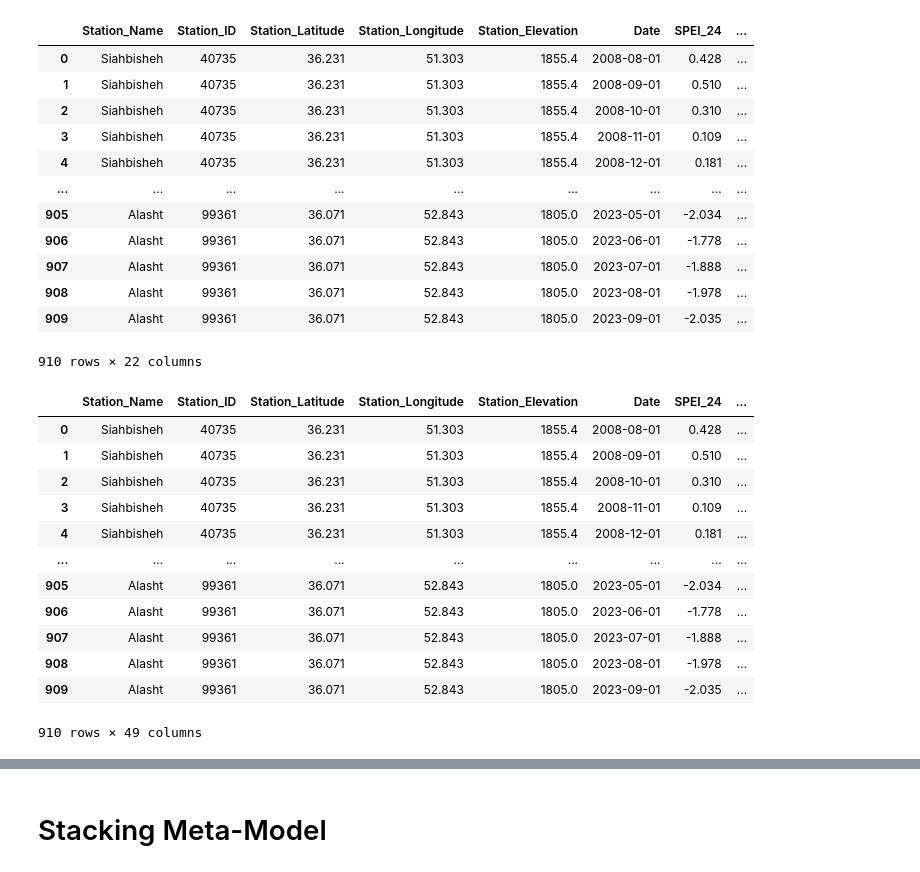
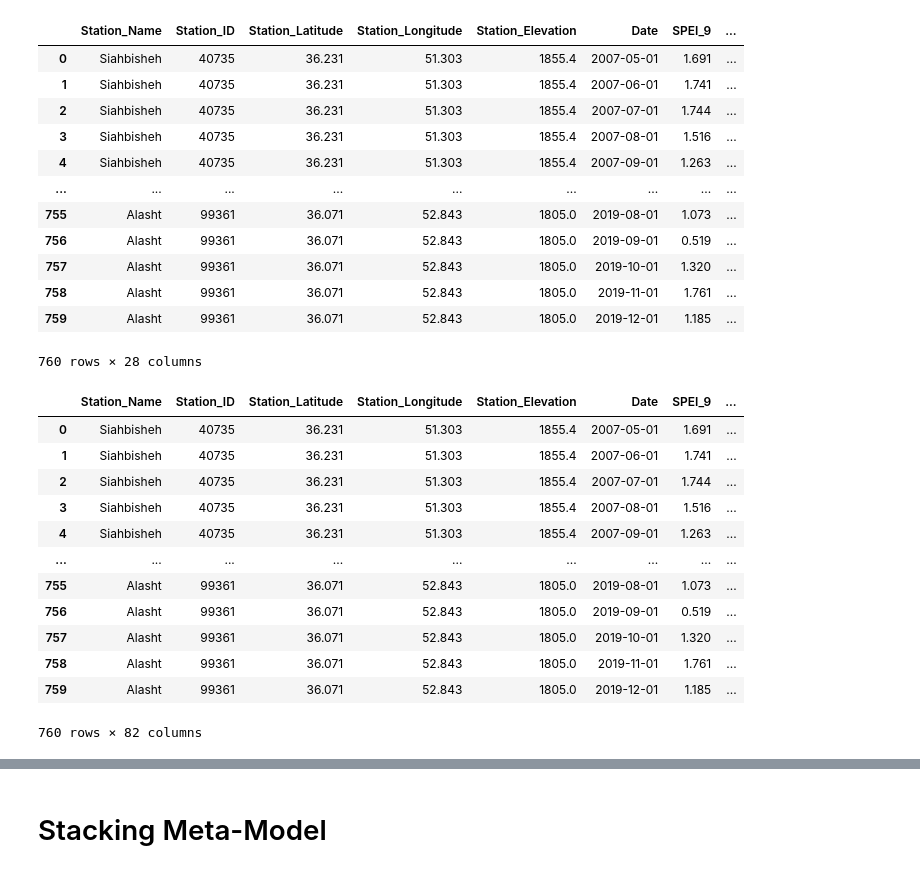
Before and after one commit to shirazipooya/DroughtMonitoringIran, a Jupyter notebook: app/14_Classifier_Drought_Model.ipynb, the cells around one changed output, grey strips where cells are left out. Drawn from its saved outputs; the diff is of its cells as text; code cells hidden in the pictures.

```diff
--- a/app/14_Classifier_Drought_Model.ipynb
+++ b/app/14_Classifier_Drought_Model.ipynb
@@ -35,14 +37,20 @@ data = pd.read_sql(sql='SELECT * FROM data', con=conn)
 conn.close()
 # %%
 di = 'SPEI'
-di_scale = 18
+di_scale = 9
 
 selected_columns = [
     'Station_Name', 'Station_ID',
     'Station_Latitude', 'Station_Longitude', 'Station_Elevation',
     'Date',
     f'{di}_{di_scale}',
+    'ERA5_Precipitation',
     'GPM_Precipitation',
+    'TRMM_Precipitation',
+    'TERRACLIMATE_Precipitation',
+    'PERSIANNCDR_Precipitation',
+    f'GPM_{di}_{di_scale}',
+    f'ERA5_{di}_{di_scale}',
     'PET_MOD16A2GF',
     'NDVI', 'EVI',
     'LSTDay', 'LSTNight', 'LST',
@@ -89,41 +97,41 @@ df[f'{di}_{di_scale}_Class'] = pd.cut(df[f'{di}_{di_scale}'], bins=[-10, -2, -1.
 df[f'{di}_{di_scale}_Class'] = df[f'{di}_{di_scale}_Class'].astype('category')
 df
 # %% [output]
-|  | Station_Name | Station_ID | Station_Latitude | Station_Longitude | Station_Elevation | Date | SPEI_24 | ... |
-| 0 | Siahbisheh | 40735 | 36.231 | 51.303 | 1855.4 | 2008-08-01 | 0.428 | ... |
-| 1 | Siahbisheh | 40735 | 36.231 | 51.303 | 1855.4 | 2008-09-01 | 0.510 | ... |
-| 2 | Siahbisheh | 40735 | 36.231 | 51.303 | 1855.4 | 2008-10-01 | 0.310 | ... |
-| 3 | Siahbisheh | 40735 | 36.231 | 51.303 | 1855.4 | 2008-11-01 | 0.109 | ... |
-| 4 | Siahbisheh | 40735 | 36.231 | 51.303 | 1855.4 | 2008-12-01 | 0.181 | ... |
+|  | Station_Name | Station_ID | Station_Latitude | Station_Longitude | Station_Elevation | Date | SPEI_9 | ... |
+| 0 | Siahbisheh | 40735 | 36.231 | 51.303 | 1855.4 | 2007-05-01 | 1.691 | ... |
+| 1 | Siahbisheh | 40735 | 36.231 | 51.303 | 1855.4 | 2007-06-01 | 1.741 | ... |
+| 2 | Siahbisheh | 40735 | 36.231 | 51.303 | 1855.4 | 2007-07-01 | 1.744 | ... |
+| 3 | Siahbisheh | 40735 | 36.231 | 51.303 | 1855.4 | 2007-08-01 | 1.516 | ... |
+| 4 | Siahbisheh | 40735 | 36.231 | 51.303 | 1855.4 | 2007-09-01 | 1.263 | ... |
 | ... | ... | ... | ... | ... | ... | ... | ... | ... |
-| 905 | Alasht | 99361 | 36.071 | 52.843 | 1805.0 | 2023-05-01 | -2.034 | ... |
-| 906 | Alasht | 99361 | 36.071 | 52.843 | 1805.0 | 2023-06-01 | -1.778 | ... |
-| 907 | Alasht | 99361 | 36.071 | 52.843 | 1805.0 | 2023-07-01 | -1.888 | ... |
-| 908 | Alasht | 99361 | 36.071 | 52.843 | 1805.0 | 2023-08-01 | -1.978 | ... |
-| 909 | Alasht | 99361 | 36.071 | 52.843 | 1805.0 | 2023-09-01 | -2.035 | ... |
+| 755 | Alasht | 99361 | 36.071 | 52.843 | 1805.0 | 2019-08-01 | 1.073 | ... |
+| 756 | Alasht | 99361 | 36.071 | 52.843 | 1805.0 | 2019-09-01 | 0.519 | ... |
+| 757 | Alasht | 99361 | 36.071 | 52.843 | 1805.0 | 2019-10-01 | 1.320 | ... |
+| 758 | Alasht | 99361 | 36.071 | 52.843 | 1805.0 | 2019-11-01 | 1.761 | ... |
+| 759 | Alasht | 99361 | 36.071 | 52.843 | 1805.0 | 2019-12-01 | 1.185 | ... |
-910 rows × 22 columns
+760 rows × 28 columns
 # %%
 cols_to_lag = ['GPM_Precipitation', 'PET_MOD16A2GF', 'NDVI', 'EVI', 'VHI', 'LST', 'PCI_GPM', 'TCI', 'VHI', 'CI_GPM']
-for lag in range(1, 4):
+for lag in range(1, 7):
     for col in cols_to_lag:
         # Important: Group by Station_ID to prevent data leakage across stations
         df[f'{col}_lag_{lag}'] = df.groupby('Station_ID', observed=False)[col].shift(lag)
 
 df
 # %% [output]
-|  | Station_Name | Station_ID | Station_Latitude | Station_Longitude | Station_Elevation | Date | SPEI_24 | ... |
-| 0 | Siahbisheh | 40735 | 36.231 | 51.303 | 1855.4 | 2008-08-01 | 0.428 | ... |
-| 1 | Siahbisheh | 40735 | 36.231 | 51.303 | 1855.4 | 2008-09-01 | 0.510 | ... |
-| 2 | Siahbisheh | 40735 | 36.231 | 51.303 | 1855.4 | 2008-10-01 | 0.310 | ... |
-| 3 | Siahbisheh | 40735 | 36.231 | 51.303 | 1855.4 | 2008-11-01 | 0.109 | ... |
-| 4 | Siahbisheh | 40735 | 36.231 | 51.303 | 1855.4 | 2008-12-01 | 0.181 | ... |
+|  | Station_Name | Station_ID | Station_Latitude | Station_Longitude | Station_Elevation | Date | SPEI_9 | ... |
+| 0 | Siahbisheh | 40735 | 36.231 | 51.303 | 1855.4 | 2007-05-01 | 1.691 | ... |
+| 1 | Siahbisheh | 40735 | 36.231 | 51.303 | 1855.4 | 2007-06-01 | 1.741 | ... |
+| 2 | Siahbisheh | 40735 | 36.231 | 51.303 | 1855.4 | 2007-07-01 | 1.744 | ... |
+| 3 | Siahbisheh | 40735 | 36.231 | 51.303 | 1855.4 | 2007-08-01 | 1.516 | ... |
+| 4 | Siahbisheh | 40735 | 36.231 | 51.303 | 1855.4 | 2007-09-01 | 1.263 | ... |
 | ... | ... | ... | ... | ... | ... | ... | ... | ... |
-| 905 | Alasht | 99361 | 36.071 | 52.843 | 1805.0 | 2023-05-01 | -2.034 | ... |
-| 906 | Alasht | 99361 | 36.071 | 52.843 | 1805.0 | 2023-06-01 | -1.778 | ... |
-| 907 | Alasht | 99361 | 36.071 | 52.843 | 1805.0 | 2023-07-01 | -1.888 | ... |
-| 908 | Alasht | 99361 | 36.071 | 52.843 | 1805.0 | 2023-08-01 | -1.978 | ... |
-| 909 | Alasht | 99361 | 36.071 | 52.843 | 1805.0 | 2023-09-01 | -2.035 | ... |
+| 755 | Alasht | 99361 | 36.071 | 52.843 | 1805.0 | 2019-08-01 | 1.073 | ... |
+| 756 | Alasht | 99361 | 36.071 | 52.843 | 1805.0 | 2019-09-01 | 0.519 | ... |
+| 757 | Alasht | 99361 | 36.071 | 52.843 | 1805.0 | 2019-10-01 | 1.320 | ... |
+| 758 | Alasht | 99361 | 36.071 | 52.843 | 1805.0 | 2019-11-01 | 1.761 | ... |
+| 759 | Alasht | 99361 | 36.071 | 52.843 | 1805.0 | 2019-12-01 | 1.185 | ... |
-910 rows × 49 columns
+760 rows × 82 columns
 # %%
 for col in cols_to_lag:
     # روش محاسبه با استفاده از transform اصلاح شد تا از خطا جلوگیری شود
```
Also changed, not shown: parts of 21 cells of this notebook, 4 other files.
